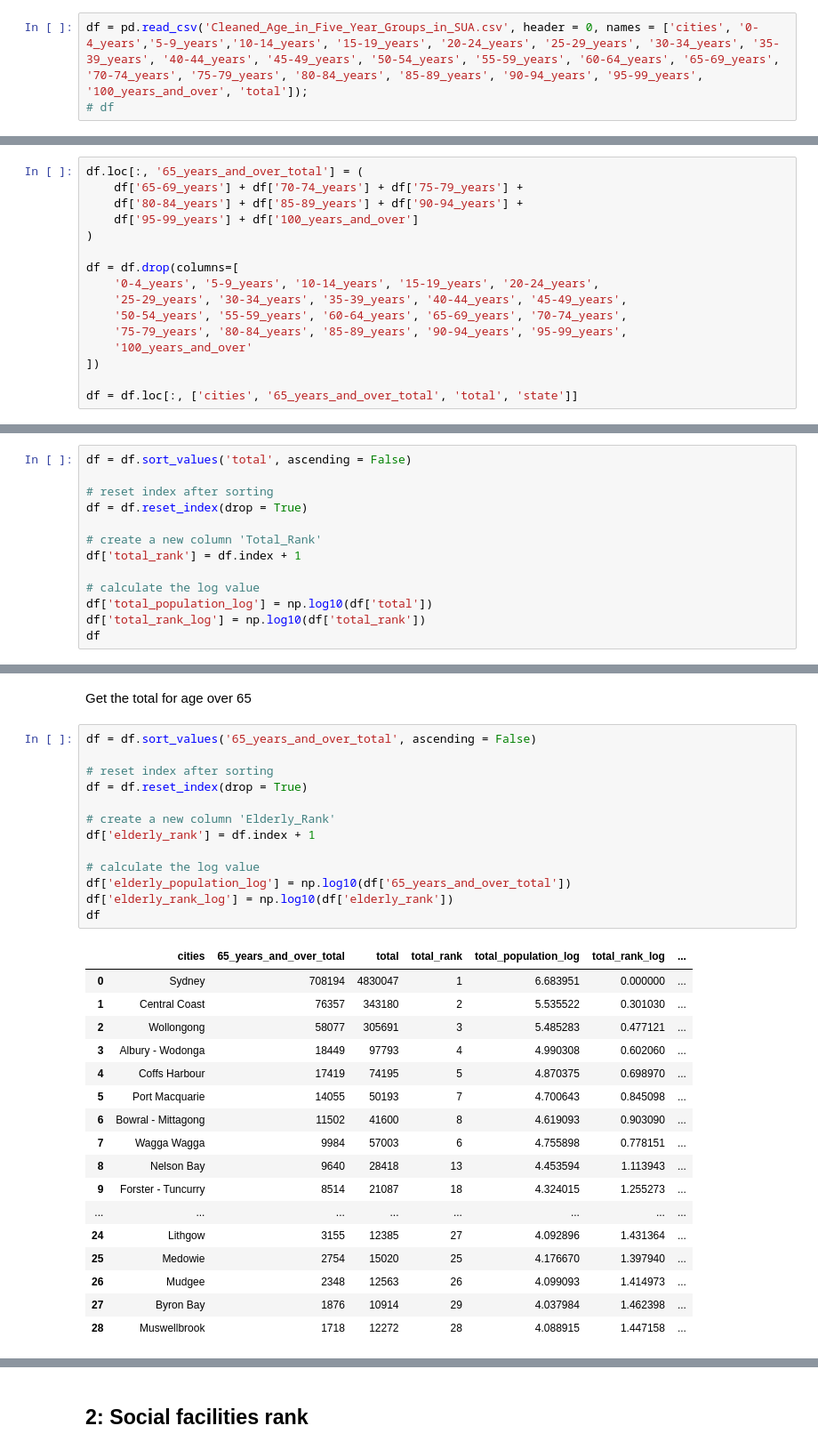
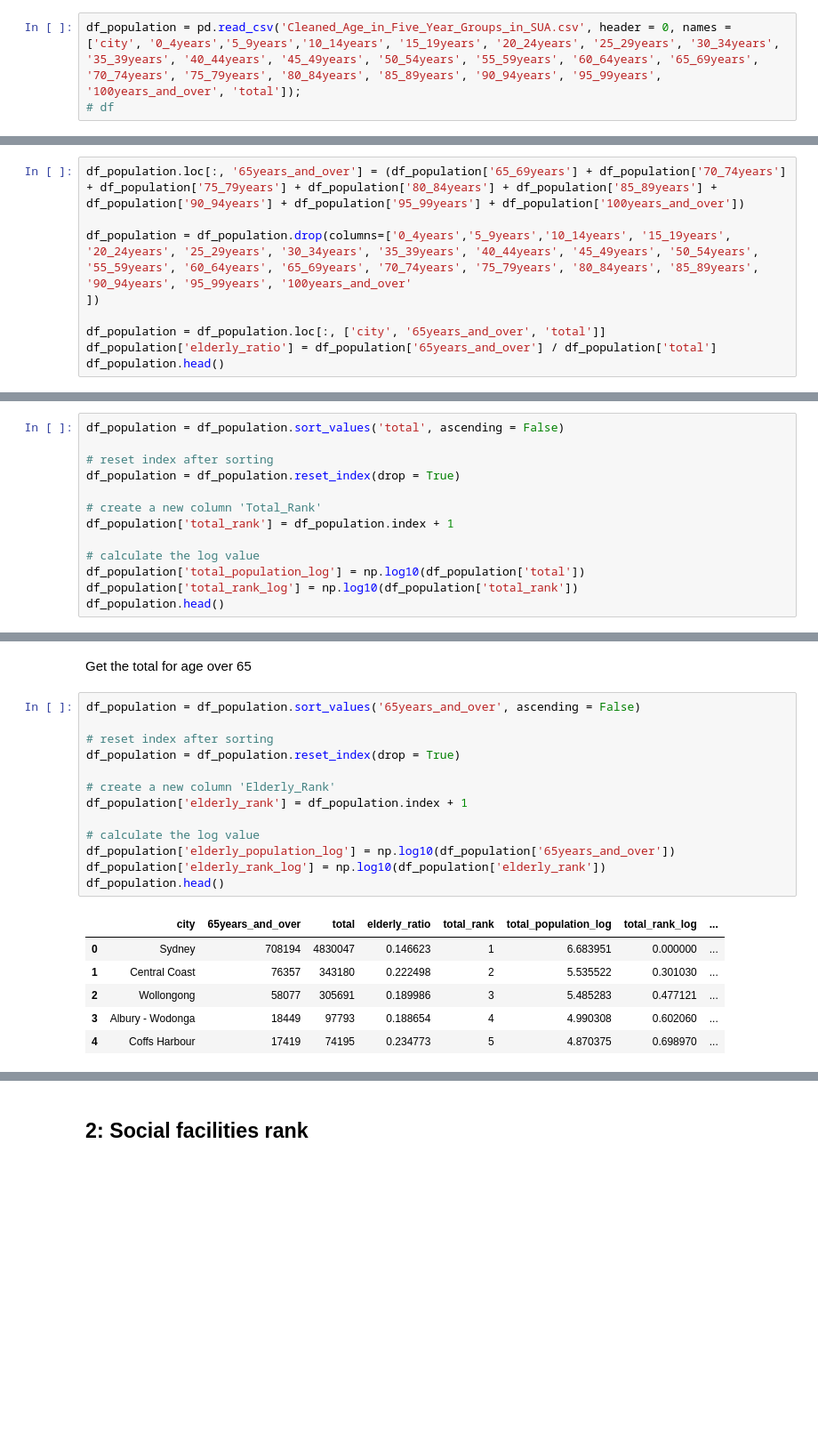
Before and after one commit to tobeychen/9075, a Jupyter notebook: Untitled1.ipynb, the cells around one changed output, grey strips where cells are left out. Shown: that part at 89% size. Cells and saved outputs as stored; diff of their text form; blank space fills up the shorter version.

```diff
--- a/Untitled1.ipynb
+++ b/Untitled1.ipynb
@@ -42,5 +102,5 @@ gdf_state
 # %% [markdown]
 Get data for the population by 5-year group in SUA
 # %%
-df = pd.read_csv('Cleaned_Age_in_Five_Year_Groups_in_SUA.csv', header = 0, names = ['cities', '0-4_years','5-9_years','10-14_years', '15-19_years', '20-24_years', '25-29_years', '30-34_years', '35-39_years', '40-44_years', '45-49_years', '50-54_years', '55-59_years', '60-64_years', '65-69_years', '70-74_years', '75-79_years', '80-84_years', '85-89_years', '90-94_years', '95-99_years', '100_years_and_over', 'total']);
+df_population = pd.read_csv('Cleaned_Age_in_Five_Year_Groups_in_SUA.csv', header = 0, names = ['city', '0_4years','5_9years','10_14years', '15_19years', '20_24years', '25_29years', '30_34years', '35_39years', '40_44years', '45_49years', '50_54years', '55_59years', '60_64years', '65_69years', '70_74years', '75_79years', '80_84years', '85_89years', '90_94years', '95_99years', '100years_and_over', 'total']);
 # df
@@ -84,16 +127,9 @@ df
 # %%
-df.loc[:, '65_years_and_over_total'] = (
-    df['65-69_years'] + df['70-74_years'] + df['75-79_years'] +
-    df['80-84_years'] + df['85-89_years'] + df['90-94_years'] +
-    df['95-99_years'] + df['100_years_and_over']
-)
+df_population.loc[:, '65years_and_over'] = (df_population['65_69years'] + df_population['70_74years'] + df_population['75_79years'] + df_population['80_84years'] + df_population['85_89years'] + df_population['90_94years'] + df_population['95_99years'] + df_population['100years_and_over'])
 
-df = df.drop(columns=[
-    '0-4_years', '5-9_years', '10-14_years', '15-19_years', '20-24_years',
-    '25-29_years', '30-34_years', '35-39_years', '40-44_years', '45-49_years',
-    '50-54_years', '55-59_years', '60-64_years', '65-69_years', '70-74_years',
-    '75-79_years', '80-84_years', '85-89_years', '90-94_years', '95-99_years',
-    '100_years_and_over'
+df_population = df_population.drop(columns=['0_4years','5_9years','10_14years', '15_19years', '20_24years', '25_29years', '30_34years', '35_39years', '40_44years', '45_49years', '50_54years', '55_59years', '60_64years', '65_69years', '70_74years', '75_79years', '80_84years', '85_89years', '90_94years', '95_99years', '100years_and_over'
 ])
 
-df = df.loc[:, ['cities', '65_years_and_over_total', 'total', 'state']]
+df_population = df_population.loc[:, ['city', '65years_and_over', 'total']]
+df_population['elderly_ratio'] = df_population['65years_and_over'] / df_population['total']
+df_population.head()
@@ -104,14 +173,14 @@ df = df.drop(columns=['state'])
 # %%
-df = df.sort_values('total', ascending = False)
+df_population = df_population.sort_values('total', ascending = False)
 
 # reset index after sorting
-df = df.reset_index(drop = True)
+df_population = df_population.reset_index(drop = True)
 
 # create a new column 'Total_Rank'
-df['total_rank'] = df.index + 1
+df_population['total_rank'] = df_population.index + 1
 
 # calculate the log value
-df['total_population_log'] = np.log10(df['total'])
-df['total_rank_log'] = np.log10(df['total_rank'])
-df
+df_population['total_population_log'] = np.log10(df_population['total'])
+df_population['total_rank_log'] = np.log10(df_population['total_rank'])
+df_population.head()
 # %% [output]
@@ -157,33 +208,22 @@ plt.show()
 # %% [markdown]
 Get the total for age over 65
 # %%
-df = df.sort_values('65_years_and_over_total', ascending = False)
+df_population = df_population.sort_values('65years_and_over', ascending = False)
 
 # reset index after sorting
-df = df.reset_index(drop = True)
+df_population = df_population.reset_index(drop = True)
 
 # create a new column 'Elderly_Rank'
-df['elderly_rank'] = df.index + 1
+df_population['elderly_rank'] = df_population.index + 1
 
 # calculate the log value
-df['elderly_population_log'] = np.log10(df['65_years_and_over_total'])
-df['elderly_rank_log'] = np.log10(df['elderly_rank'])
-df
+df_population['elderly_population_log'] = np.log10(df_population['65years_and_over'])
+df_population['elderly_rank_log'] = np.log10(df_population['elderly_rank'])
+df_population.head()
 # %% [output]
-|  | cities | 65_years_and_over_total | total | total_rank | total_population_log | total_rank_log | ... |
-| 0 | Sydney | 708194 | 4830047 | 1 | 6.683951 | 0.000000 | ... |
-| 1 | Central Coast | 76357 | 343180 | 2 | 5.535522 | 0.301030 | ... |
-| 2 | Wollongong | 58077 | 305691 | 3 | 5.485283 | 0.477121 | ... |
-| 3 | Albury - Wodonga | 18449 | 97793 | 4 | 4.990308 | 0.602060 | ... |
-| 4 | Coffs Harbour | 17419 | 74195 | 5 | 4.870375 | 0.698970 | ... |
-| 5 | Port Macquarie | 14055 | 50193 | 7 | 4.700643 | 0.845098 | ... |
-| 6 | Bowral - Mittagong | 11502 | 41600 | 8 | 4.619093 | 0.903090 | ... |
-| 7 | Wagga Wagga | 9984 | 57003 | 6 | 4.755898 | 0.778151 | ... |
-| 8 | Nelson Bay | 9640 | 28418 | 13 | 4.453594 | 1.113943 | ... |
-| 9 | Forster - Tuncurry | 8514 | 21087 | 18 | 4.324015 | 1.255273 | ... |
-| ... | ... | ... | ... | ... | ... | ... | ... |
-| 24 | Lithgow | 3155 | 12385 | 27 | 4.092896 | 1.431364 | ... |
-| 25 | Medowie | 2754 | 15020 | 25 | 4.176670 | 1.397940 | ... |
-| 26 | Mudgee | 2348 | 12563 | 26 | 4.099093 | 1.414973 | ... |
-| 27 | Byron Bay | 1876 | 10914 | 29 | 4.037984 | 1.462398 | ... |
-| 28 | Muswellbrook | 1718 | 12272 | 28 | 4.088915 | 1.447158 | ... |
+|  | city | 65years_and_over | total | elderly_ratio | total_rank | total_population_log | total_rank_log | ... |
+| 0 | Sydney | 708194 | 4830047 | 0.146623 | 1 | 6.683951 | 0.000000 | ... |
+| 1 | Central Coast | 76357 | 343180 | 0.222498 | 2 | 5.535522 | 0.301030 | ... |
+| 2 | Wollongong | 58077 | 305691 | 0.189986 | 3 | 5.485283 | 0.477121 | ... |
+| 3 | Albury - Wodonga | 18449 | 97793 | 0.188654 | 4 | 4.990308 | 0.602060 | ... |
+| 4 | Coffs Harbour | 17419 | 74195 | 0.234773 | 5 | 4.870375 | 0.698970 | ... |
```
Also changed, not shown: parts of 50 cells of this notebook, 6 other files.
